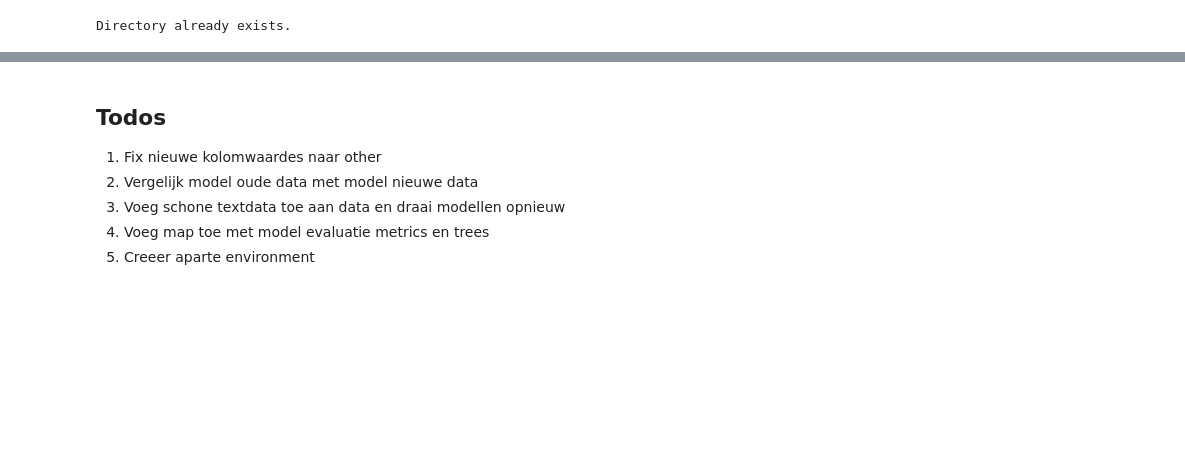
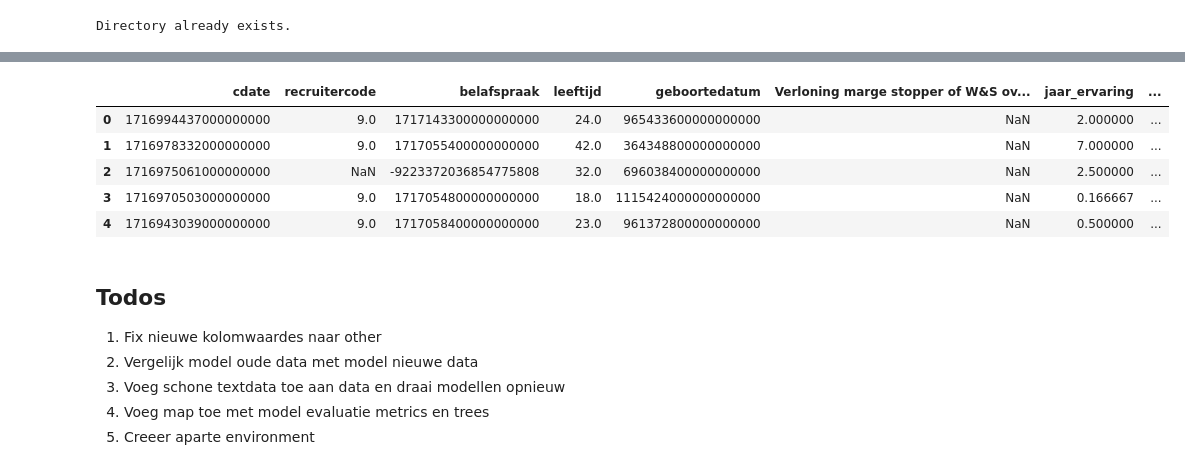
Before and after one commit to peterfaasse/BastianLewis_StrevonForecasting, a Jupyter notebook: BastianLewisModelRun.ipynb, the cells around one changed output, grey strips where cells are left out. Saved outputs shown, nothing was run; the diff lists cells and outputs as text; code cells hidden in the pictures; blank space fills up the shorter version.

```diff
--- a/BastianLewisModelRun.ipynb
+++ b/BastianLewisModelRun.ipynb
@@ -92,3 +122,15 @@ Name: pred, dtype: int64
+# %%
+df_final_bastianlewis = pd.read_csv(r"C:\Users\peter\Projects\HR_Forecasting\data\BastianLewisData_final.csv")
+# %%
+df_final_bastianlewis_selected = df_final_bastianlewis[model_meta['selected_features']]
+df_final_bastianlewis_selected.head()
+# %% [output]
+|  | cdate | recruitercode | belafspraak | leeftijd | geboortedatum | Verloning marge stopper of W&S ov... | jaar_ervaring | ... |
+| 0 | 1716994437000000000 | 9.0 | 1717143300000000000 | 24.0 | 965433600000000000 | NaN | 2.000000 | ... |
+| 1 | 1716978332000000000 | 9.0 | 1717055400000000000 | 42.0 | 364348800000000000 | NaN | 7.000000 | ... |
+| 2 | 1716975061000000000 | NaN | -9223372036854775808 | 32.0 | 696038400000000000 | NaN | 2.500000 | ... |
+| 3 | 1716970503000000000 | 9.0 | 1717054800000000000 | 18.0 | 1115424000000000000 | NaN | 0.166667 | ... |
+| 4 | 1716943039000000000 | 9.0 | 1717058400000000000 | 23.0 | 961372800000000000 | NaN | 0.500000 | ... |
 # %% [markdown]
 ## Todos
 1. Fix nieuwe kolomwaardes naar other
```
Also changed, not shown: parts of 6 cells of this notebook, 26 other files.
